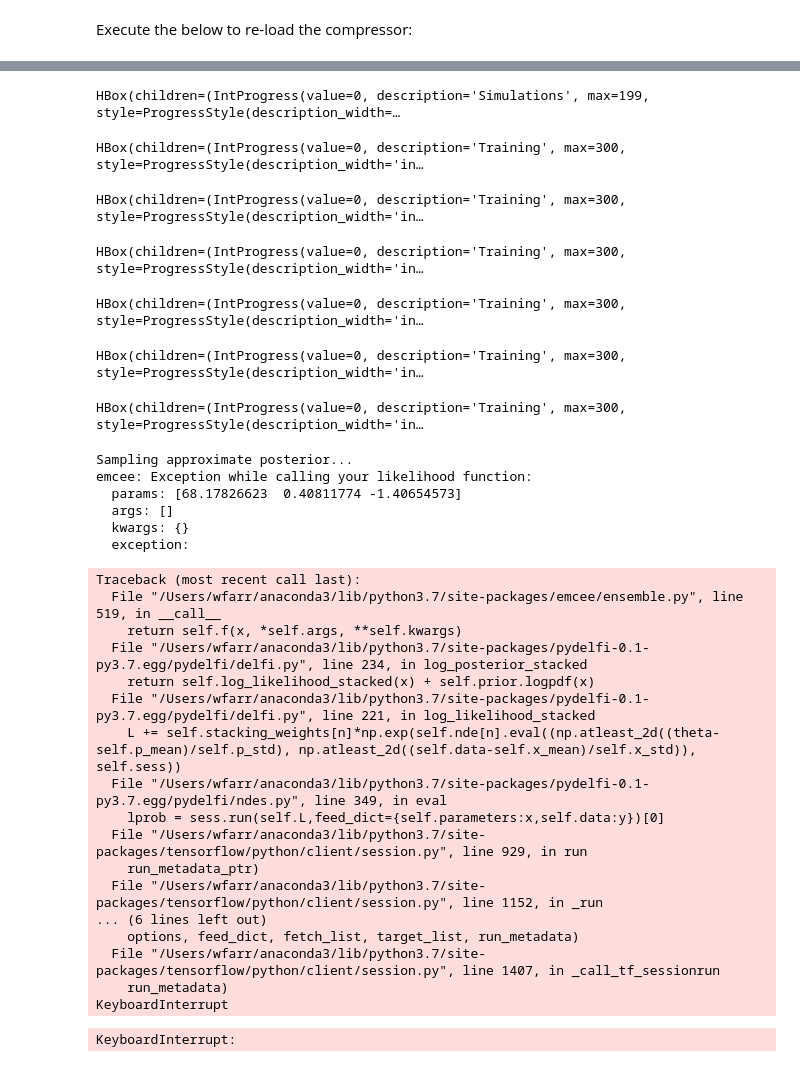
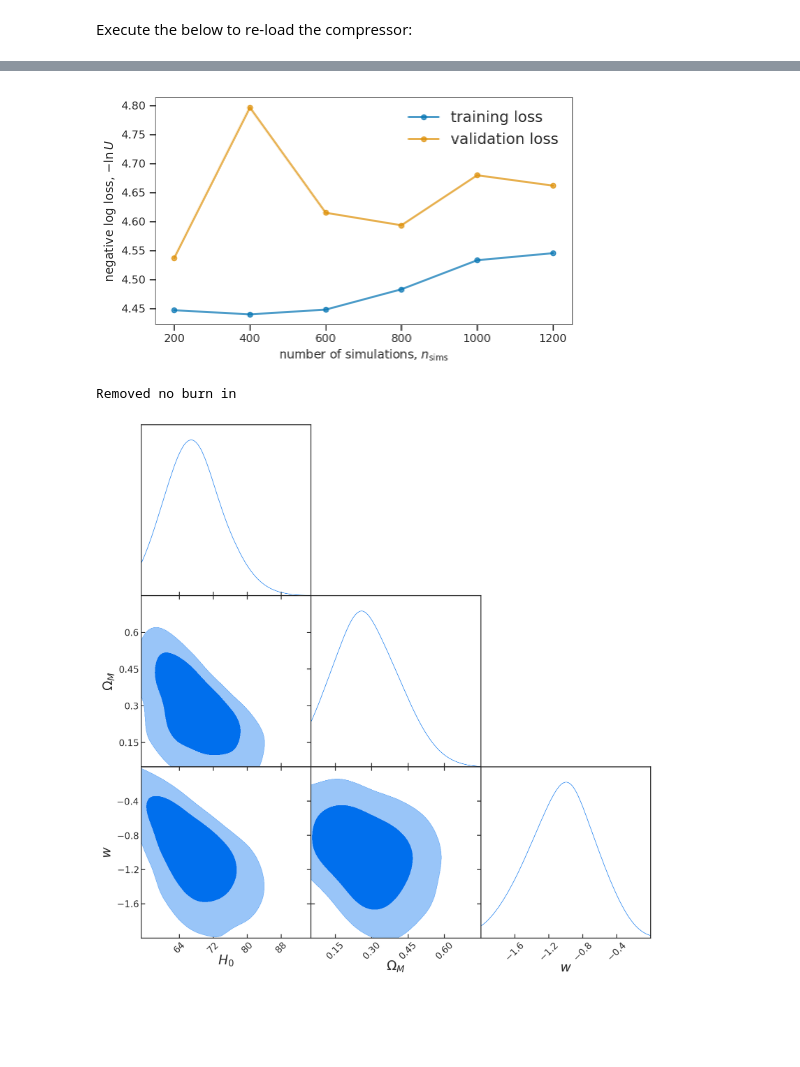
Before and after one commit to farr/PISNLineCosmography, a Jupyter notebook: LFI.ipynb, the cells around one changed output, grey strips where cells are left out. Drawn from its saved outputs; the diff is of its cells as text; code cells hidden in the pictures; blank space fills up the shorter version.

```diff
--- a/LFI.ipynb
+++ b/LFI.ipynb
@@ -23,7 +23,7 @@ sns.set_style('ticks')
 sns.set_context('notebook')
 sns.set_palette('colorblind')
 # %%
-d = '/Users/wfarr/Code/pydelfi'
+d = '/mnt/home/wfarr/pydelfi'
 try:
     sys.path.index(d)
 except ValueError:
@@ -327,35 +314,10 @@ n_populations = 5
 # Do the SNL training
 DelfiEnsemble.sequential_training(simulator, compress, n_initial, n_batch, n_populations, patience=10,
                        save_intermediate_posteriors=True)
-# %% [output]
-HBox(children=(IntProgress(value=0, description='Simulations', max=199, style=ProgressStyle(description_width=…
-HBox(children=(IntProgress(value=0, description='Training', max=300, style=ProgressStyle(description_width='in…
-HBox(children=(IntProgress(value=0, description='Training', max=300, style=ProgressStyle(description_width='in…
-HBox(children=(IntProgress(value=0, description='Training', max=300, style=ProgressStyle(description_width='in…
-HBox(children=(IntProgress(value=0, description='Training', max=300, style=ProgressStyle(description_width='in…
-HBox(children=(IntProgress(value=0, description='Training', max=300, style=ProgressStyle(description_width='in…
-HBox(children=(IntProgress(value=0, description='Training', max=300, style=ProgressStyle(description_width='in…
-Sampling approximate posterior...
-emcee: Exception while calling your likelihood function:
-  params: [68.17826623  0.40811774 -1.40654573]
-  args: []
-  kwargs: {}
-  exception:
-Traceback (most recent call last):
-  File "/Users/wfarr/anaconda3/lib/python3.7/site-packages/emcee/ensemble.py", line 519, in __call__
-    return self.f(x, *self.args, **self.kwargs)
-  File "/Users/wfarr/anaconda3/lib/python3.7/site-packages/pydelfi-0.1-py3.7.egg/pydelfi/delfi.py", line 234, in log_posterior_stacked
-    return self.log_likelihood_stacked(x) + self.prior.logpdf(x)
-  File "/Users/wfarr/anaconda3/lib/python3.7/site-packages/pydelfi-0.1-py3.7.egg/pydelfi/delfi.py", line 221, in log_likelihood_stacked
-    L += self.stacking_weights[n]*np.exp(self.nde[n].eval((np.atleast_2d((theta-self.p_mean)/self.p_std), np.atleast_2d((self.data-self.x_mean)/self.x_std)), self.sess))
-  File "/Users/wfarr/anaconda3/lib/python3.7/site-packages/pydelfi-0.1-py3.7.egg/pydelfi/ndes.py", line 349, in eval
-    lprob = sess.run(self.L,feed_dict={self.parameters:x,self.data:y})[0]
-  File "/Users/wfarr/anaconda3/lib/python3.7/site-packages/tensorflow/python/client/session.py", line 929, in run
-    run_metadata_ptr)
-  File "/Users/wfarr/anaconda3/lib/python3.7/site-packages/tensorflow/python/client/session.py", line 1152, in _run
-... (6 lines left out)
-    options, feed_dict, fetch_list, target_list, run_metadata)
-  File "/Users/wfarr/anaconda3/lib/python3.7/site-packages/tensorflow/python/client/session.py", line 1407, in _call_tf_sessionrun
-    run_metadata)
-KeyboardInterrupt
-KeyboardInterrupt:
+# %%
+DelfiEnsemble.sequential_training_plot()
+DelfiEnsemble.triangle_plot()
+# %% [output]
+[figure, added]
+Removed no burn in
+[figure, added]
```
Also changed, not shown: parts of 8 cells of this notebook.
